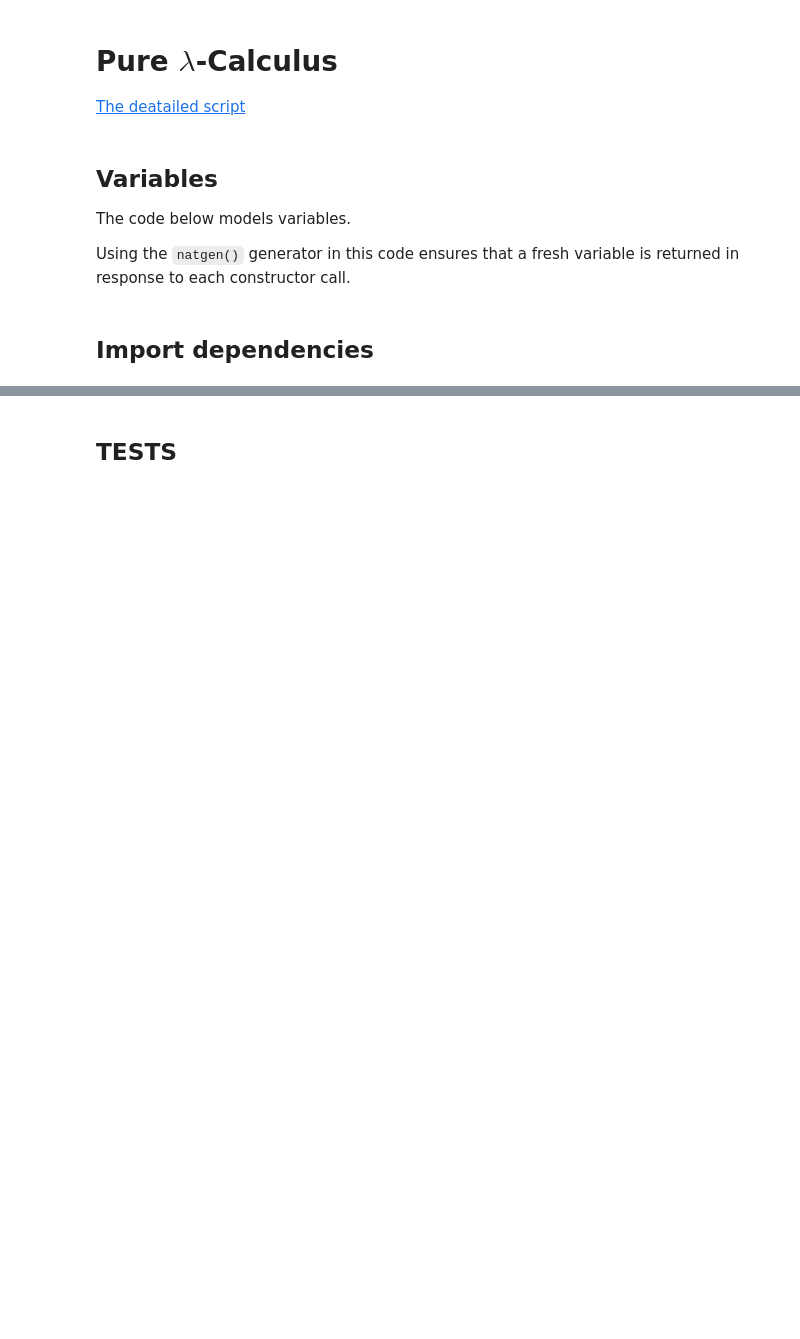
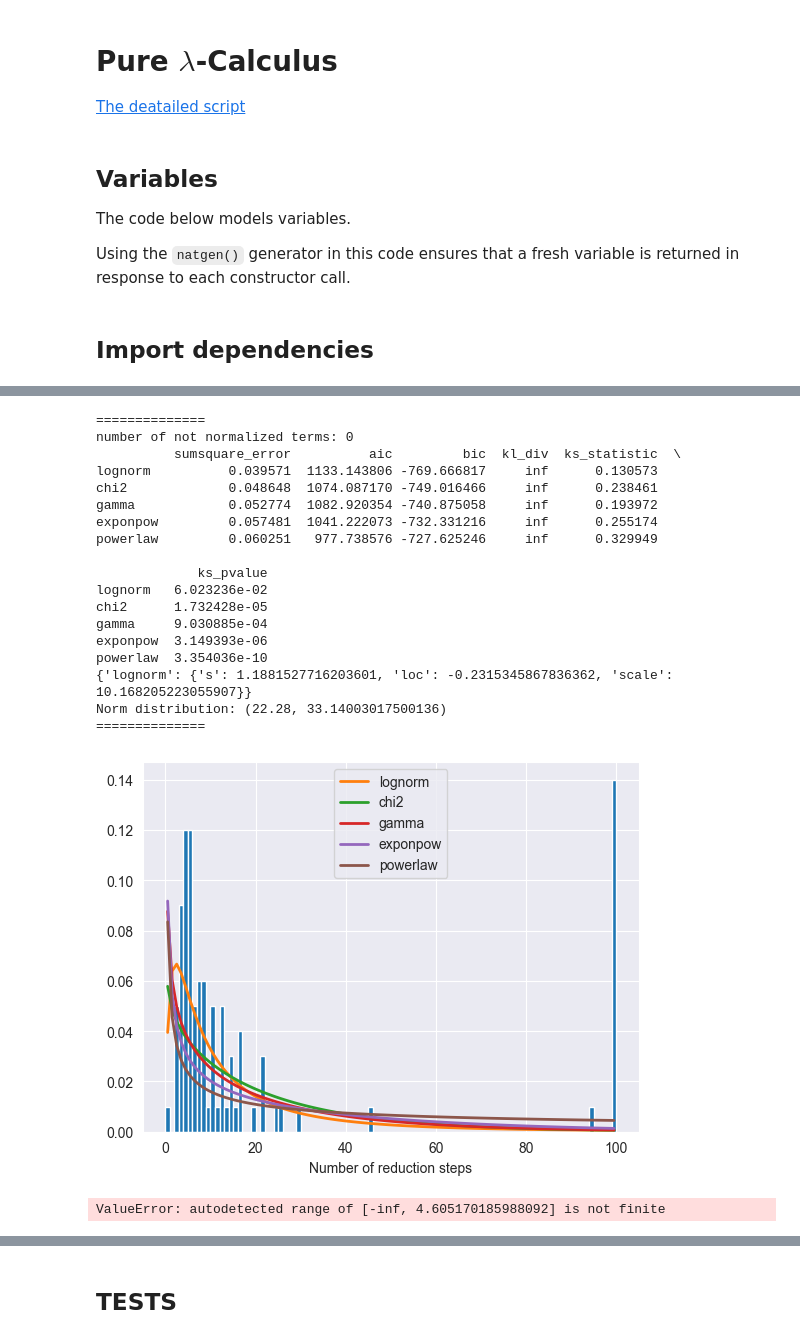
Before and after one commit to alex-deineha/pure-calculus, a Jupyter notebook: src/tests_2/pure_calculus_vs_greedy.ipynb, the cells around one changed output, grey strips where cells are left out. Drawn from its saved outputs; the diff is of its cells as text; code cells hidden in the pictures; blank space fills up the shorter version.

```diff
--- a/src/tests_2/pure_calculus_vs_greedy.ipynb
+++ b/src/tests_2/pure_calculus_vs_greedy.ipynb
@@ -60,0 +163,53 @@ print("number of steps to normalize using Random strategy= {}".format(stepsRand)
+# %%
+import pandas as pd
+from fitter import Fitter, get_common_distributions
+import matplotlib.pyplot as plt
+
+
+def draw_hist_(data):
+    steps = [x for x in data if x != float('inf')]
+
+    distributions = get_common_distributions()
+    distributions.remove('expon')
+    distributions.remove('cauchy')
+    f = Fitter(steps, distributions=distributions)
+    f.fit()
+    summary = f.summary()
+    distribution = f.get_best(method='sumsquare_error')
+
+    print('==============')
+    print(f'number of not normalized terms: {len(data) - len(steps)}')
+    print(summary)
+    print(distribution)
+    print(f'Norm distribution: {f.fitted_param["norm"]}')
+    print('==============')
+    plt.xlabel('Number of reduction steps')
+    plt.show()
+
+    f_ln = Fitter([np.log(step) for step in steps], distributions=distributions)
+    f_ln.fit()
+    mu, sigma = f_ln.fitted_param["norm"]
+    print(f'Log Norm distribution params: ({mu}, {sigma}); expected value = {np.e ** (mu + (sigma ** 2) / 2)}')
+# %%
+draw_hist_(rewards_greedy)
+# %% [output]
+==============
+number of not normalized terms: 0
+          sumsquare_error          aic         bic  kl_div  ks_statistic  \
+lognorm          0.039571  1133.143806 -769.666817     inf      0.130573
+chi2             0.048648  1074.087170 -749.016466     inf      0.238461
+gamma            0.052774  1082.920354 -740.875058     inf      0.193972
+exponpow         0.057481  1041.222073 -732.331216     inf      0.255174
+powerlaw         0.060251   977.738576 -727.625246     inf      0.329949
+
+             ks_pvalue
+lognorm   6.023236e-02
+chi2      1.732428e-05
+gamma     9.030885e-04
+exponpow  3.149393e-06
+powerlaw  3.354036e-10
+{'lognorm': {'s': 1.1881527716203601, 'loc': -0.2315345867836362, 'scale': 10.168205223055907}}
+Norm distribution: (22.28, 33.14003017500136)
+==============
+[figure, added]
+ValueError: autodetected range of [-inf, 4.605170185988092] is not finite
```
Also changed, not shown: parts of 19 cells of this notebook.
